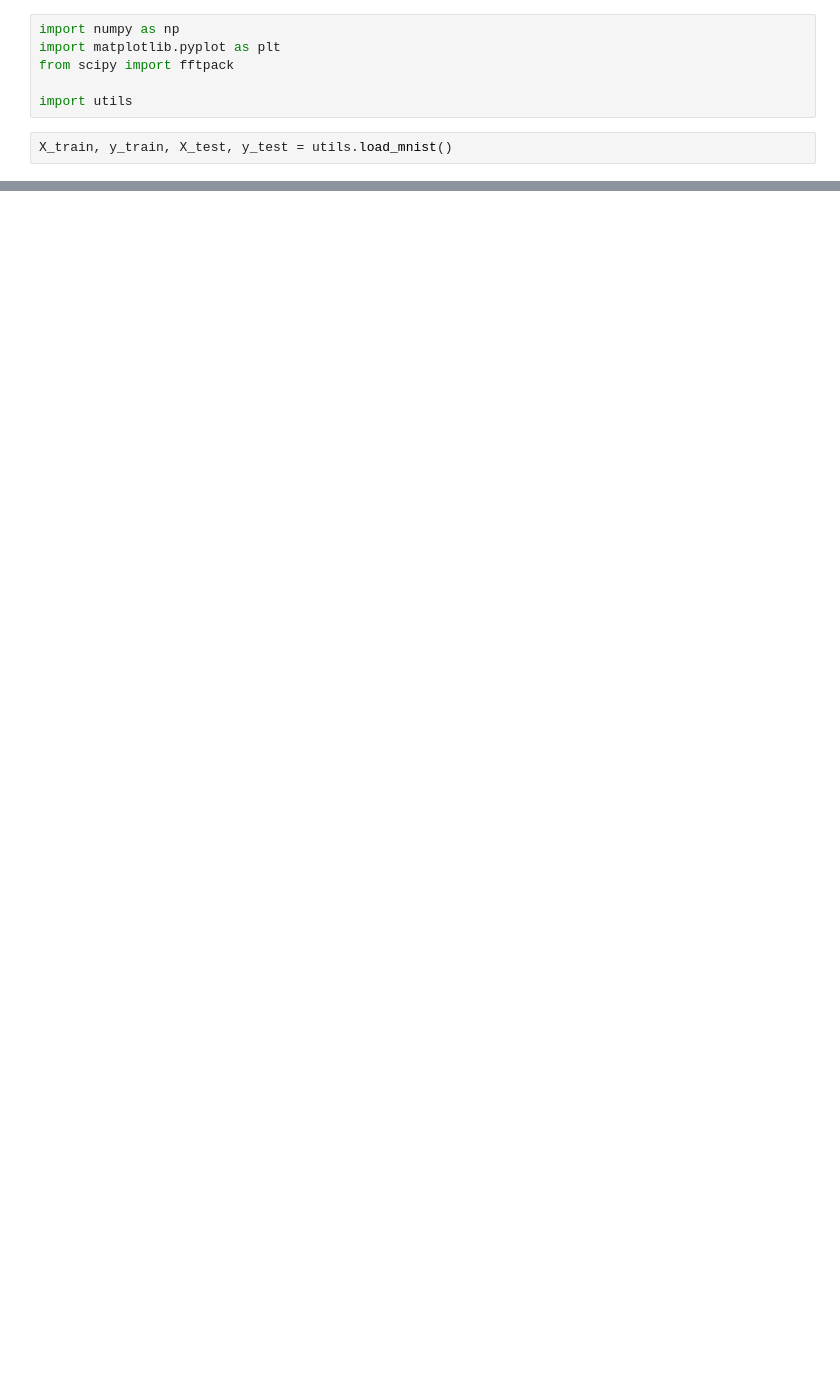
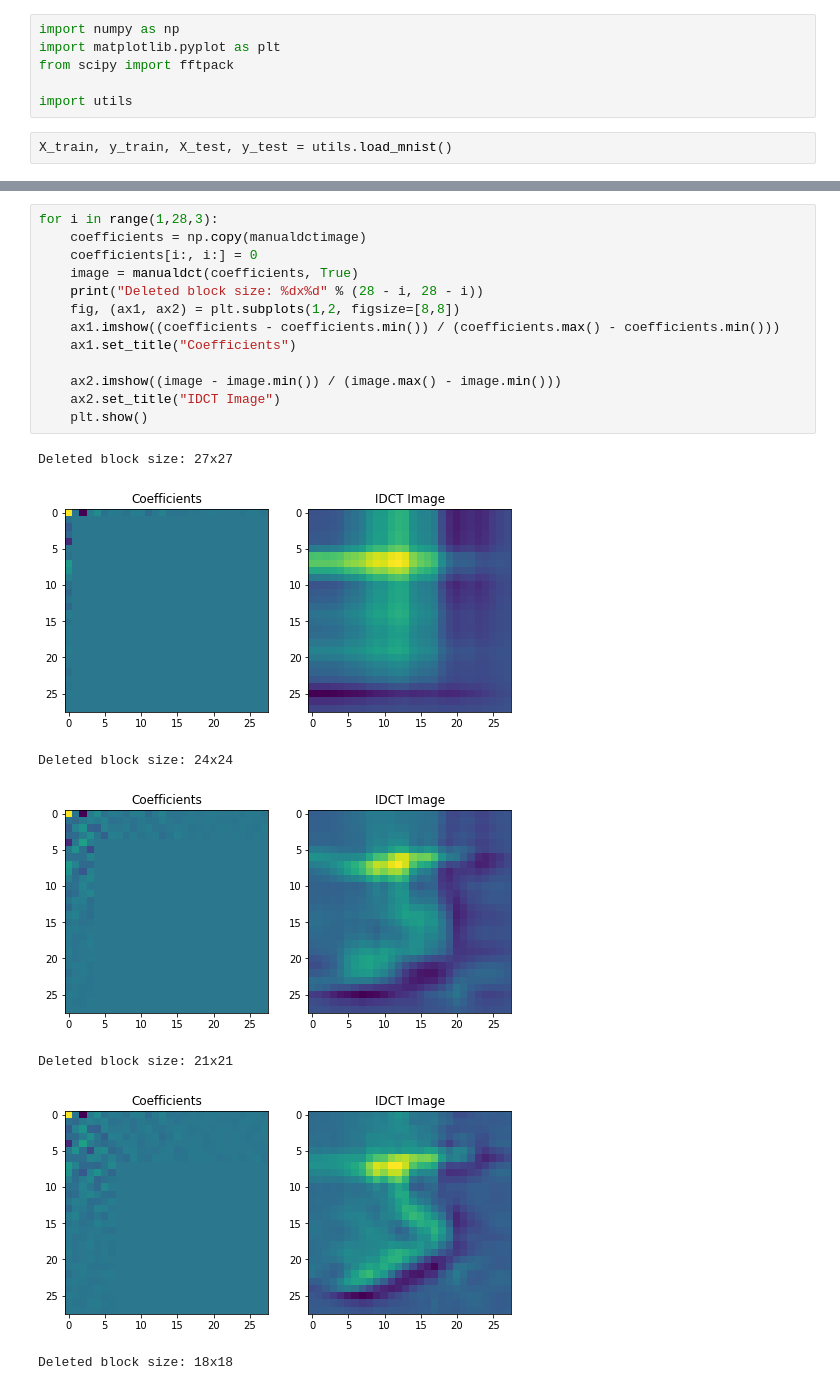
Before and after one commit to aranganath/Adversarial, a Jupyter notebook: dct_transform_implementation.ipynb, the cells around one changed output, grey strips where cells are left out. Cells and saved outputs as stored; diff of their text form; blank space fills up the shorter version.

Commit message:
Implemented IDCT in dct_transform_implementation notebook

```diff
--- a/dct_transform_implementation.ipynb
+++ b/dct_transform_implementation.ipynb
@@ -59,0 +116,21 @@ plt.show()
+# %%
+for i in range(1,28,3):
+    coefficients = np.copy(manualdctimage)
+    coefficients[i:, i:] = 0
+    image = manualdct(coefficients, True)
+    print("Deleted block size: %dx%d" % (28 - i, 28 - i))
+    fig, (ax1, ax2) = plt.subplots(1,2, figsize=[8,8])
+    ax1.imshow((coefficients - coefficients.min()) / (coefficients.max() - coefficients.min()))
+    ax1.set_title("Coefficients")
+
+    ax2.imshow((image - image.min()) / (image.max() - image.min()))
+    ax2.set_title("IDCT Image")
+    plt.show()
+# %% [output]
+Deleted block size: 27x27
+[figure, added]
+Deleted block size: 24x24
+[figure, added]
+Deleted block size: 21x21
+[figure, added]
+Deleted block size: 18x18
```
Also changed, not shown: parts of 16 cells of this notebook, 3 other files.
